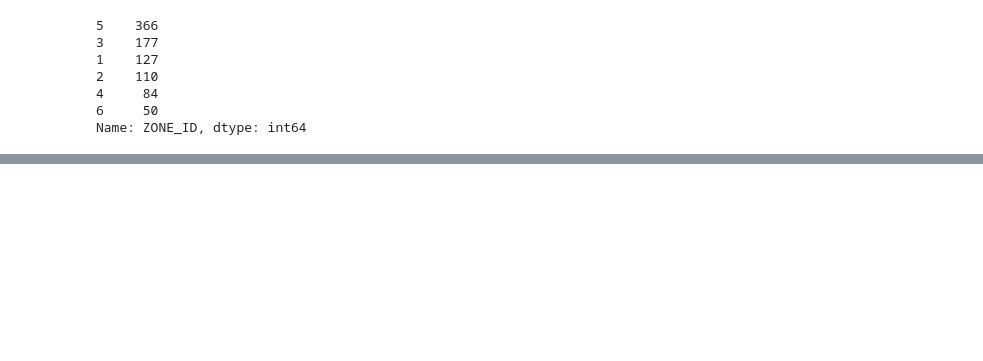
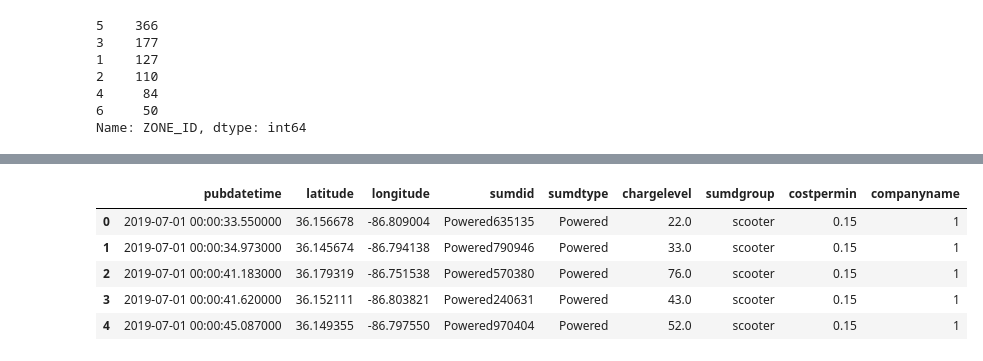
Before and after one commit to Quezadajl/nashville-scooters-project, a Jupyter notebook: notebooks/scooterrific_geopandas_explore.ipynb, the cells around one changed output, grey strips where cells are left out. Saved outputs shown, nothing was run; the diff lists cells and outputs as text; code cells hidden in the pictures; blank space fills up the shorter version.

```diff
--- a/notebooks/scooterrific_geopandas_explore.ipynb
+++ b/notebooks/scooterrific_geopandas_explore.ipynb
@@ -108,0 +147,13 @@ Name: ZONE_ID, dtype: int64
+# %%
+july_scooters = pd.read_csv('../data/july.csv')
+# %%
+company_dict = {'Bird':0, 'Lyft': 1, 'Gotcha': 2, 'Lime': 3, 'Spin': 4, 'Jump': 5, 'Bolt': 6}
+july_scooters.companyname = july_scooters.companyname.replace(company_dict)
+july_scooters.head()
+# %% [output]
+|  | pubdatetime | latitude | longitude | sumdid | sumdtype | chargelevel | sumdgroup | costpermin | companyname |
+| 0 | 2019-07-01 00:00:33.550000 | 36.156678 | -86.809004 | Powered635135 | Powered | 22.0 | scooter | 0.15 | 1 |
+| 1 | 2019-07-01 00:00:34.973000 | 36.145674 | -86.794138 | Powered790946 | Powered | 33.0 | scooter | 0.15 | 1 |
+| 2 | 2019-07-01 00:00:41.183000 | 36.179319 | -86.751538 | Powered570380 | Powered | 76.0 | scooter | 0.15 | 1 |
+| 3 | 2019-07-01 00:00:41.620000 | 36.152111 | -86.803821 | Powered240631 | Powered | 43.0 | scooter | 0.15 | 1 |
+| 4 | 2019-07-01 00:00:45.087000 | 36.149355 | -86.797550 | Powered970404 | Powered | 52.0 | scooter | 0.15 | 1 |
```
Also changed, not shown: parts of 26 cells of this notebook, 2 other files.
